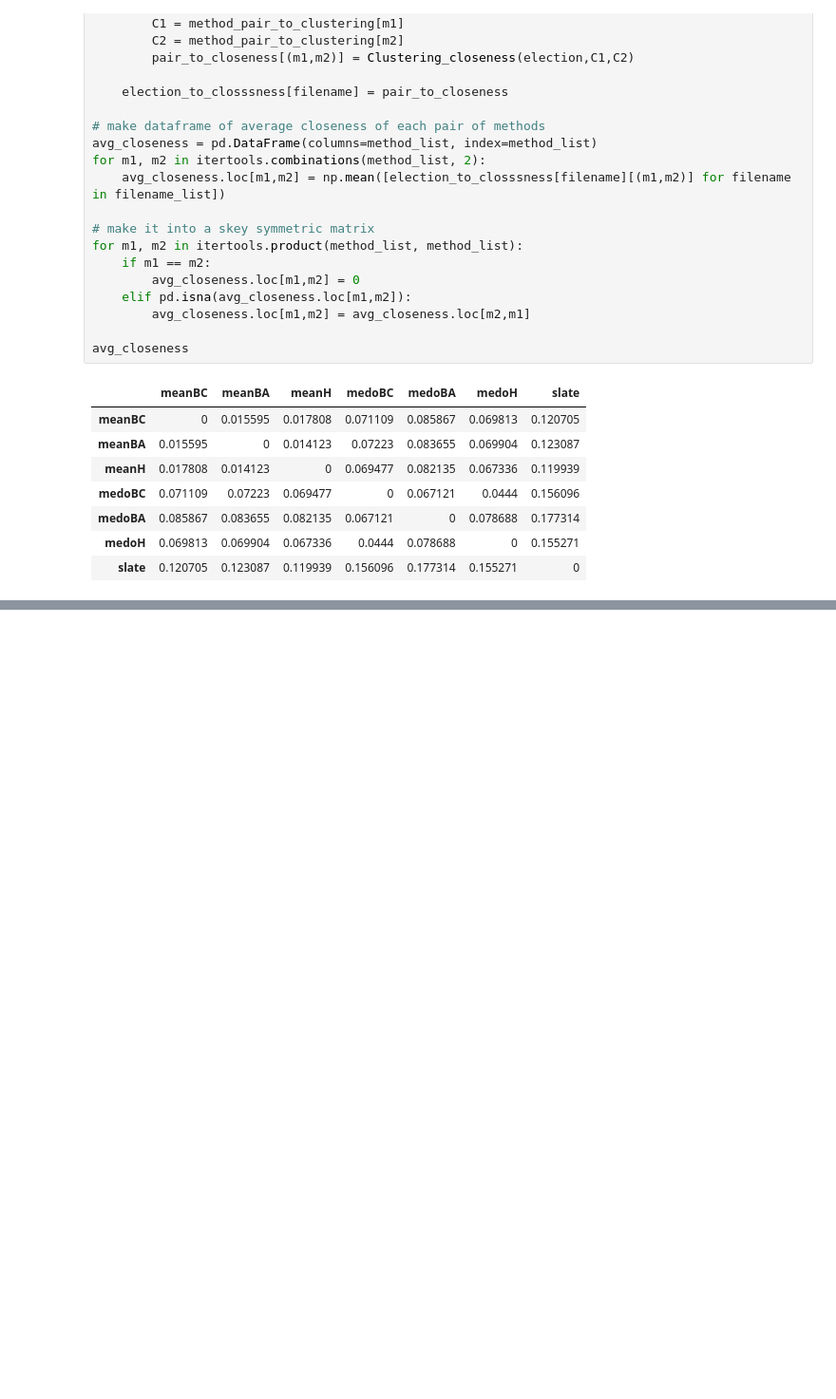
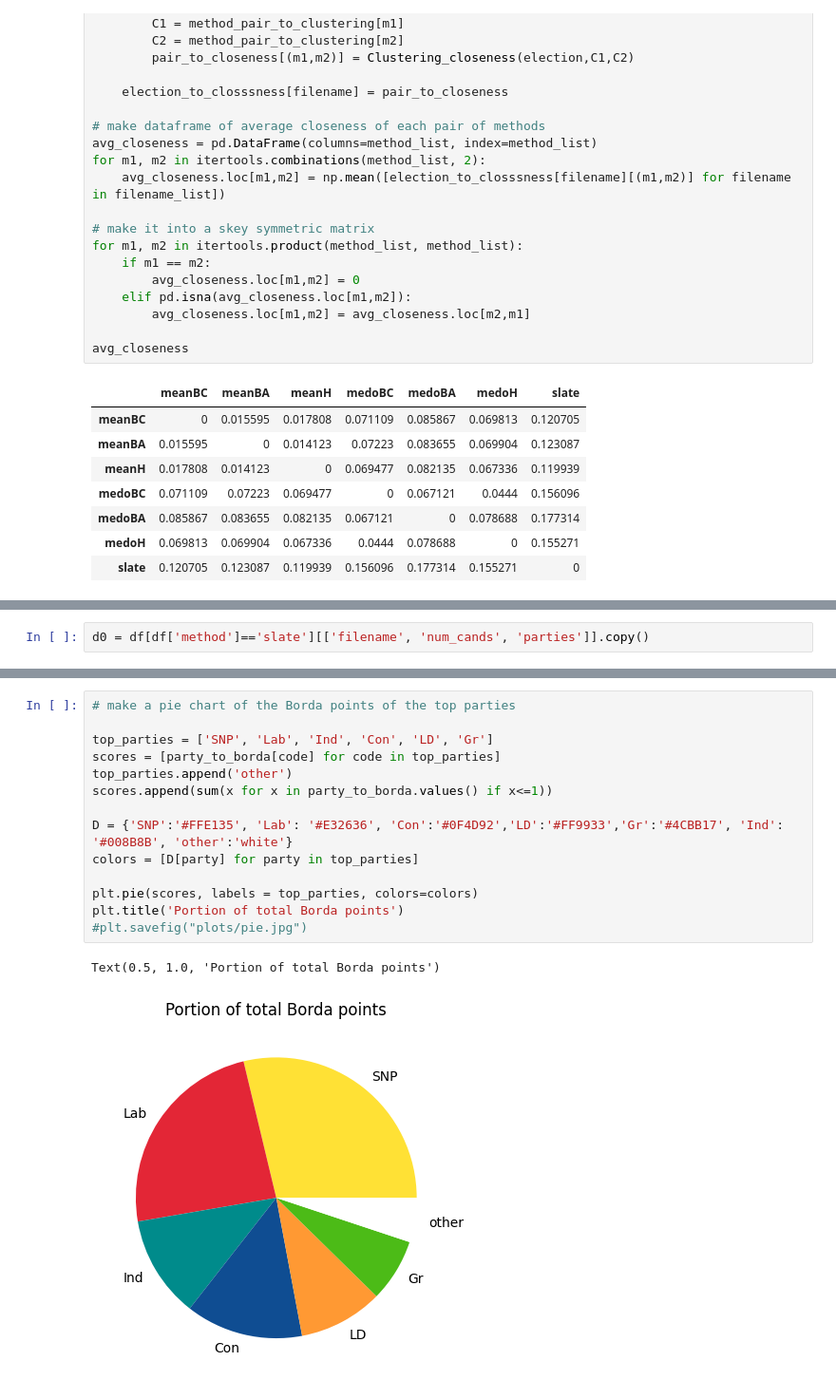
Before and after one commit to mggg/ballot-clustering, a Jupyter notebook: Supplemental material/Analize dataframe.ipynb, the cells around one changed output, grey strips where cells are left out. Shown: that part at 95% size. Cells and saved outputs as stored; diff of their text form; blank space fills up the shorter version.

```diff
--- a/Supplemental material/Analize dataframe.ipynb
+++ b/Supplemental material/Analize dataframe.ipynb
@@ -142,0 +151,2 @@ plt.show()
+# %%
+d0 = df[df['method']=='slate'][['filename', 'num_cands', 'parties']].copy()
@@ -142,0 +288,17 @@ plt.show()
+# %%
+# make a pie chart of the Borda points of the top parties
+
+top_parties = ['SNP', 'Lab', 'Ind', 'Con', 'LD', 'Gr']
+scores = [party_to_borda[code] for code in top_parties]
+top_parties.append('other')
+scores.append(sum(x for x in party_to_borda.values() if x<=1))
+
+D = {'SNP':'#FFE135', 'Lab': '#E32636', 'Con':'#0F4D92','LD':'#FF9933','Gr':'#4CBB17', 'Ind': '#008B8B', 'other':'white'}
+colors = [D[party] for party in top_parties]
+
+plt.pie(scores, labels = top_parties, colors=colors)
+plt.title('Portion of total Borda points')
+#plt.savefig("plots/pie.jpg")
+# %% [output]
+Text(0.5, 1.0, 'Portion of total Borda points')
+[figure, added]
```
Also changed, not shown: parts of 9 cells of this notebook, 2 other files.
